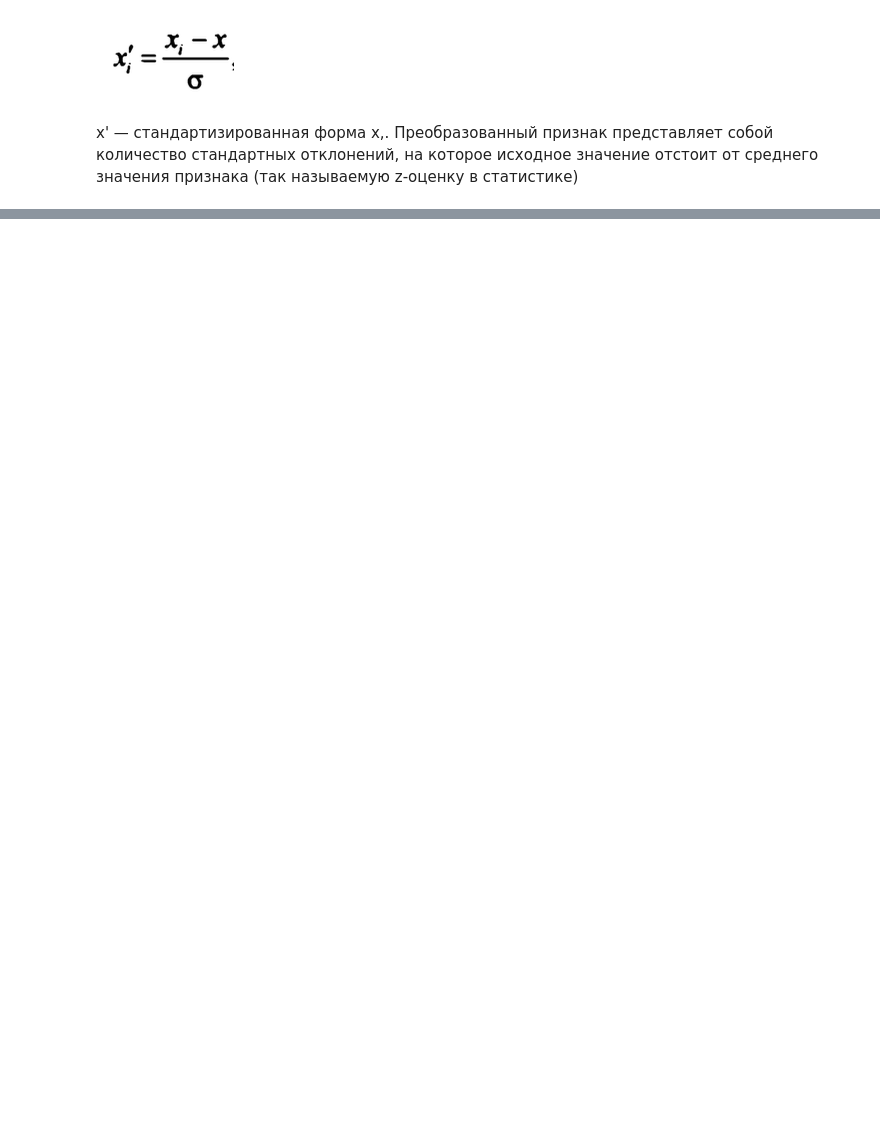
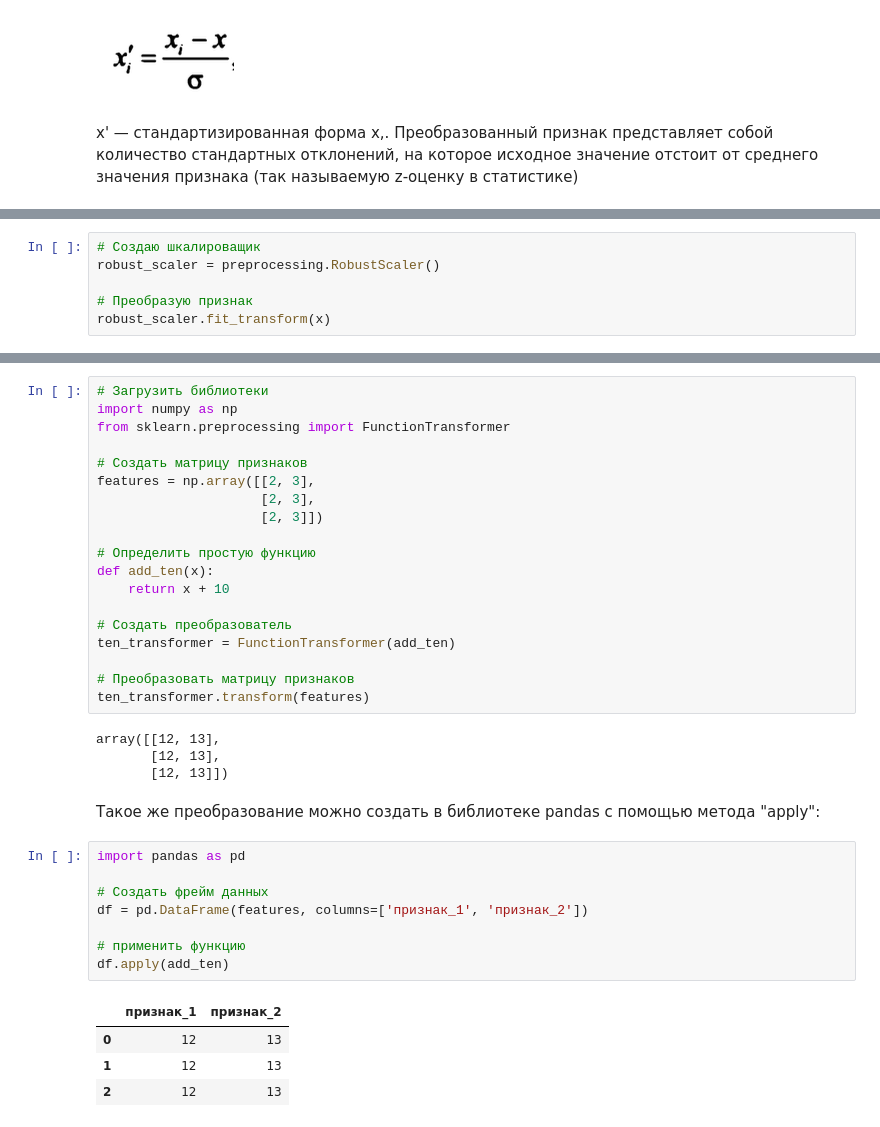
Before and after one commit to agregik/MachineLearning, a Jupyter notebook: machine_learning (4 part).ipynb, the cells around one changed output, grey strips where cells are left out. Cells and saved outputs as stored; diff of their text form; blank space fills up the shorter version.

```diff
--- a/machine_learning (4 part).ipynb
+++ b/machine_learning (4 part).ipynb
@@ -94,0 +123,6 @@ array([[-0.76058269],
+# %%
+# Создаю шкалироващик
+robust_scaler = preprocessing.RobustScaler()
+
+# Преобразую признак
+robust_scaler.fit_transform(x)
@@ -94,0 +287,38 @@ array([[-0.76058269],
+# %%
+# Загрузить библиотеки
+import numpy as np
+from sklearn.preprocessing import FunctionTransformer
+
+# Создать матрицу признаков
+features = np.array([[2, 3],
+                     [2, 3],
+                     [2, 3]])
+
+# Определить простую функцию
+def add_ten(x):
+    return x + 10
+
+# Создать преобразователь
+ten_transformer = FunctionTransformer(add_ten)
+
+# Преобразовать матрицу признаков
+ten_transformer.transform(features)
+# %% [output]
+array([[12, 13],
+       [12, 13],
+       [12, 13]])
+# %% [markdown]
+Такое же преобразование можно создать в библиотеке pandas с помощью метода "apply":
+# %%
+import pandas as pd
+
+# Создать фрейм данных
+df = pd.DataFrame(features, columns=['признак_1', 'признак_2'])
+
+# применить функцию
+df.apply(add_ten)
+# %% [output]
+|  | признак_1 | признак_2 |
+| 0 | 12 | 13 |
+| 1 | 12 | 13 |
+| 2 | 12 | 13 |
```
Also changed, not shown: parts of 30 cells of this notebook, 1 other file.
